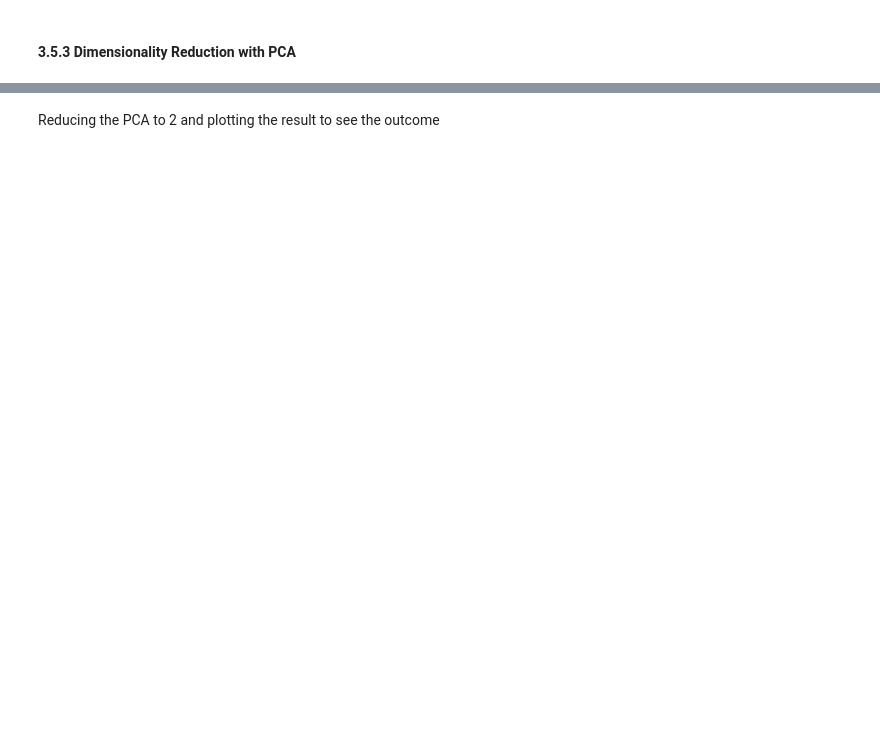
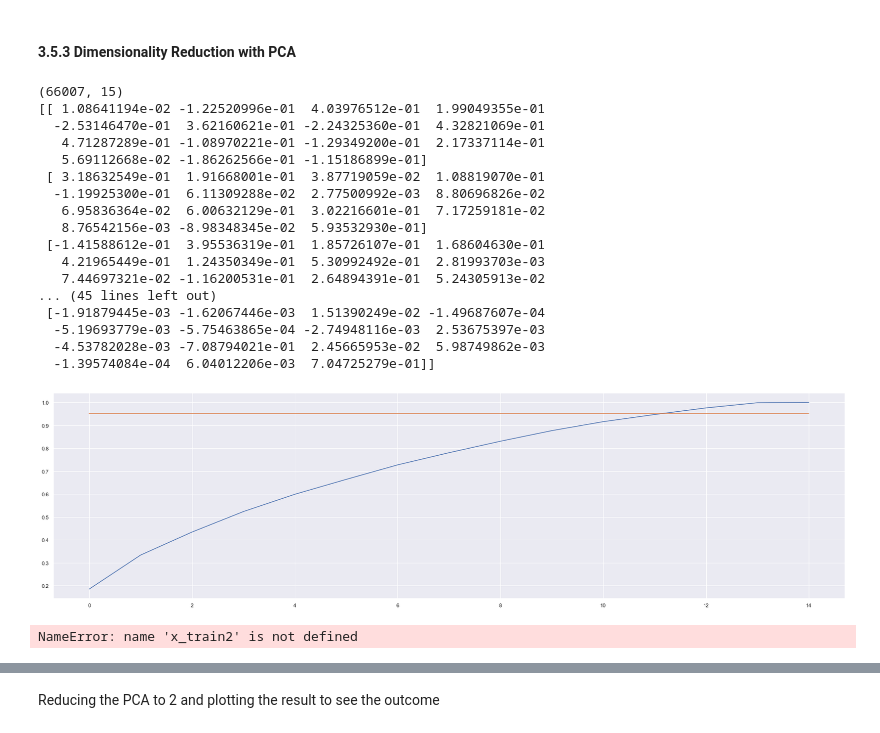
Before and after one commit to sumants-dev/CIS545-Project, a Jupyter notebook: Seasonal_weather_data__analysisv2.ipynb, the cells around one changed output, grey strips where cells are left out. Drawn from its saved outputs; the diff is of its cells as text; code cells hidden in the pictures; blank space fills up the shorter version.

```diff
--- a/Seasonal_weather_data__analysisv2.ipynb
+++ b/Seasonal_weather_data__analysisv2.ipynb
@@ -639,0 +835,19 @@ x_train2, x_test2, y_train2, y_test2 = train_test_split(features2, labels2, test
+# %%
+# split by years
+#Training 2019
+#Validation 2020
+#Testing 2021
+
+
+x_train =  new_weather_df[(new_weather_df['datetime']> '2018-12') & (new_weather_df['datetime']<= '2019-12')]
+
+x_valid = new_weather_df[(new_weather_df['datetime']> '2019-12') & (new_weather_df['datetime']<= '2020-12')]
+
+x_test = new_weather_df[(new_weather_df['datetime']> '2020-12') & (new_weather_df['datetime']<= '2021-12')]
+
+y_train = x_train['temperature']
+y_test = x_test['temperature']
+
+x_train = x_train[['dew', 'pressure', 'no2', 'Population', 'wind-gust', 'so2', 'wind-speed', 'pm25', 'pm10','month', 'humidity',  'co','city_labels','country_labels','short_date_labels']]
+x_valid = x_valid[['dew', 'pressure', 'no2', 'Population', 'wind-gust', 'so2', 'wind-speed', 'pm25', 'pm10','month', 'humidity', 'co','city_labels','country_labels','short_date_labels']]
+x_test = x_test[['dew', 'pressure', 'no2', 'Population', 'wind-gust', 'so2', 'wind-speed', 'pm25', 'pm10','month', 'humidity', 'co','city_labels','country_labels','short_date_labels']]
@@ -691,32 +908,51 @@ px.line(test, x = "month", y ="actual")
 # %%
 # TO DO PCA
 # scaling
 # find num components to use
 from sklearn.decomposition import PCA
 from sklearn.preprocessing import StandardScaler
 
 scaler = StandardScaler()
 scaled_x_train = scaler.fit_transform(x_train)
 scaled_x_test = scaler.transform(x_test)
 
-pca = PCA(n_components = 12)
+pca = PCA(n_components = 15)
 pca_x_train = pca.fit_transform(scaled_x_train)
 
 
 print(pca_x_train.shape)
 
 print(pca.components_)
 # TO DO plot for explained variance
 pca.explained_variance_ratio_
-plt.plot(np.arange(0, 12), np.cumsum(pca.explained_variance_ratio_))
-plt.plot(np.arange(0, 12), [0.95]*12)
+plt.plot(np.arange(0, 15), np.cumsum(pca.explained_variance_ratio_))
+plt.plot(np.arange(0, 15), [0.95]*15)
 plt.show()
+# %% [output]
+(66007, 15)
+[[ 1.08641194e-02 -1.22520996e-01  4.03976512e-01  1.99049355e-01
+  -2.53146470e-01  3.62160621e-01 -2.24325360e-01  4.32821069e-01
+   4.71287289e-01 -1.08970221e-01 -1.29349200e-01  2.17337114e-01
+   5.69112668e-02 -1.86262566e-01 -1.15186899e-01]
+ [ 3.18632549e-01  1.91668001e-01  3.87719059e-02  1.08819070e-01
+  -1.19925300e-01  6.11309288e-02  2.77500992e-03  8.80696826e-02
+   6.95836364e-02  6.00632129e-01  3.02216601e-01  7.17259181e-02
+   8.76542156e-03 -8.98348345e-02  5.93532930e-01]
+ [-1.41588612e-01  3.95536319e-01  1.85726107e-01  1.68604630e-01
+   4.21965449e-01  1.24350349e-01  5.30992492e-01  2.81993703e-03
+   7.44697321e-02 -1.16200531e-01  2.64894391e-01  5.24305913e-02
+... (45 lines left out)
+ [-1.91879445e-03 -1.62067446e-03  1.51390249e-02 -1.49687607e-04
+  -5.19693779e-03 -5.75463865e-04 -2.74948116e-03  2.53675397e-03
+  -4.53782028e-03 -7.08794021e-01  2.45665953e-02  5.98749862e-03
+  -1.39574084e-04  6.04012206e-03  7.04725279e-01]]
+[figure, added]
 # %%
 scaler2 = StandardScaler()
 scaled_x_train2 = scaler.fit_transform(x_train2)
 scaled_x_test2 = scaler.transform(x_test2)
 
-pca = PCA(n_components = 14)
+pca = PCA(n_components = 12)
 pca_x_train2 = pca.fit_transform(scaled_x_train2)
 
 
@@ -725,9 +961,11 @@ print(pca_x_train.shape)
 print(pca.components_)
 # TO DO plot for explained variance
 pca.explained_variance_ratio_
-plt.plot(np.arange(0, 14), np.cumsum(pca.explained_variance_ratio_))
-plt.plot(np.arange(0, 14), [0.95]*14)
+plt.plot(np.arange(0, 12), np.cumsum(pca.explained_variance_ratio_))
+plt.plot(np.arange(0, 12), [0.95]*12)
 plt.show()
+# %% [output]
+NameError: name 'x_train2' is not defined
 # %%
 explained_variance = pca.explained_variance_ratio_
 print(explained_variance)
```
Also changed, not shown: parts of 104 cells of this notebook, 6 other files.
